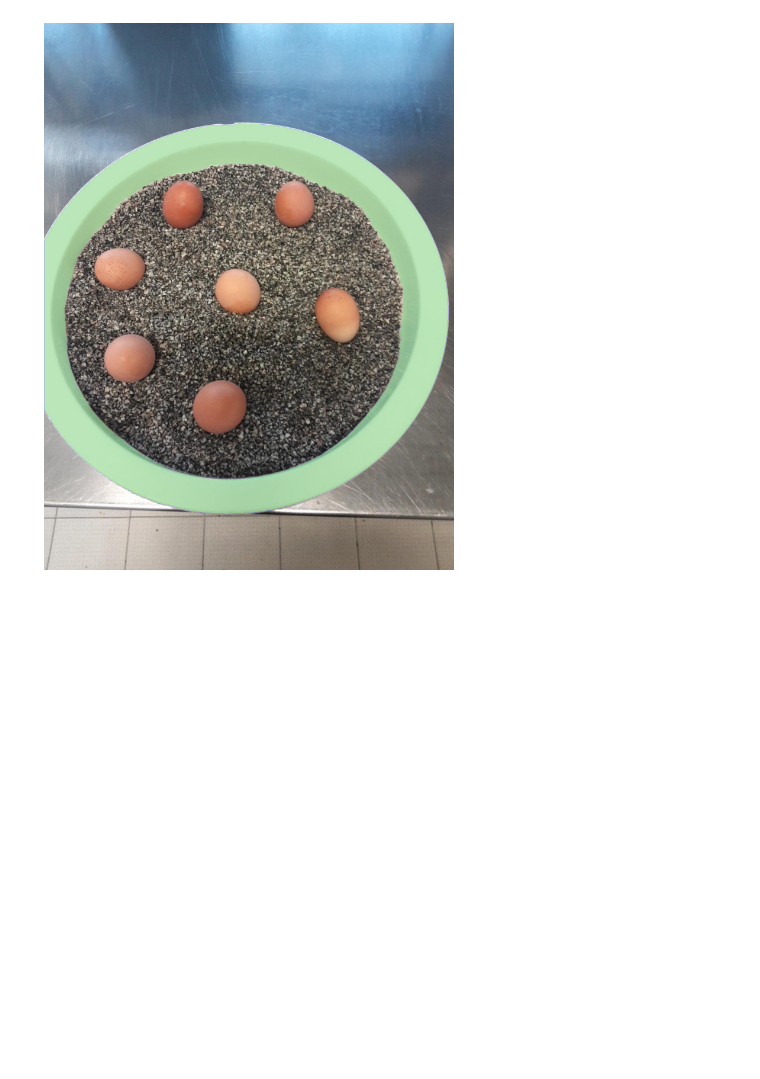
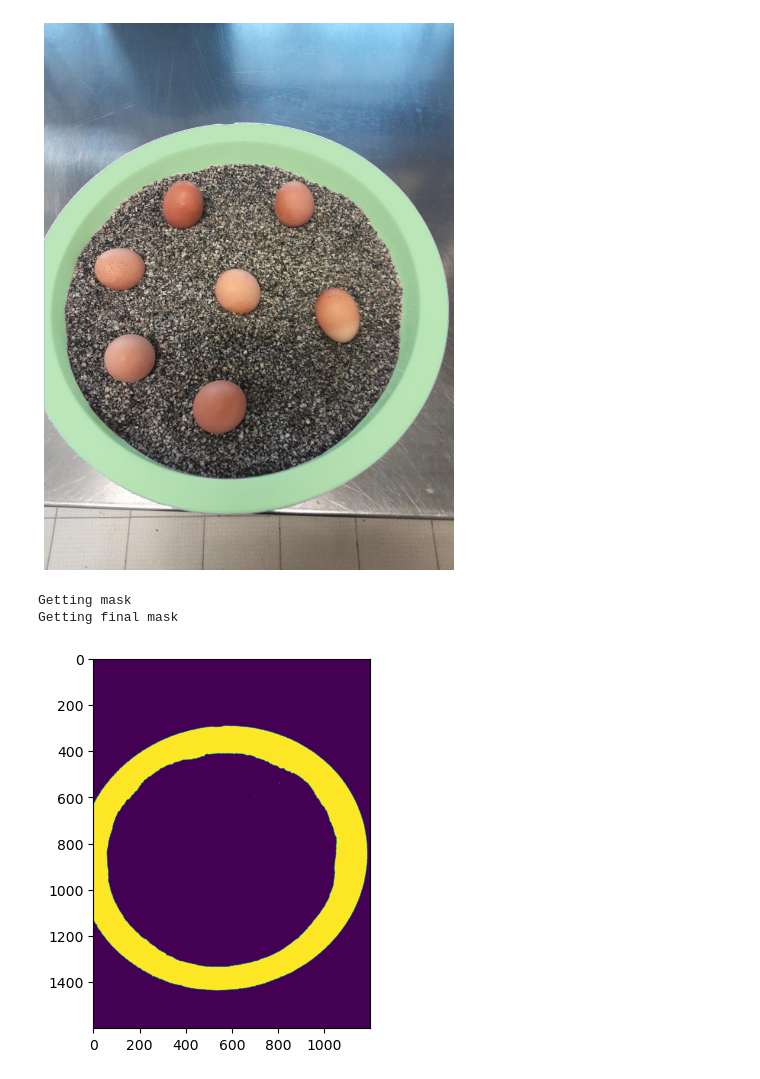
Before and after one commit to bigmb/mb_annotation, a Jupyter notebook: examples_boundingbox.ipynb, the cells around one changed output. Saved outputs shown, nothing was run; the diff lists cells and outputs as text; code cells hidden in the pictures; blank space fills up the shorter version.

```diff
--- a/examples_boundingbox.ipynb
+++ b/examples_boundingbox.ipynb
@@ -149,0 +152,10 @@ plt.show()
+# %%
+mask_img,mask_bbox = get_mask(image_path="/home/malav/Downloads/boilled_eggs.jpeg",bbox_value=value,sam2_checkpoint='/home/malav/Desktop/segment-anything-2/checkpoints/sam2_hiera_small.pt',model_cfg='./sam2_hiera_s.yaml',show_final=False)
+# %% [output]
+Getting mask
+Getting final mask
+# %%
+plt.imshow(mask_img)
+plt.show()
+# %% [output]
+[figure, added]
```
Also changed, not shown: parts of 8 cells of this notebook, 2 other files.
